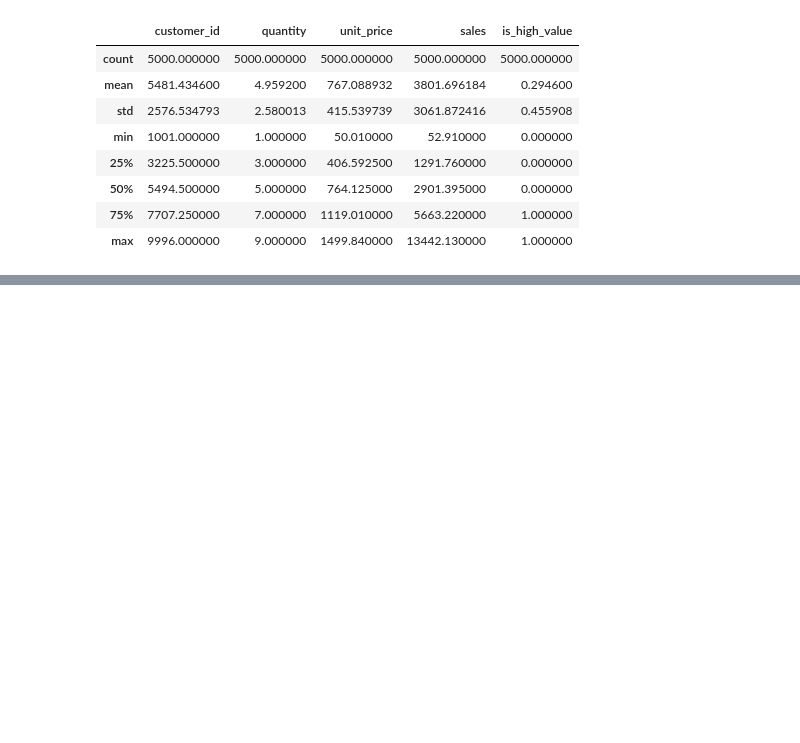
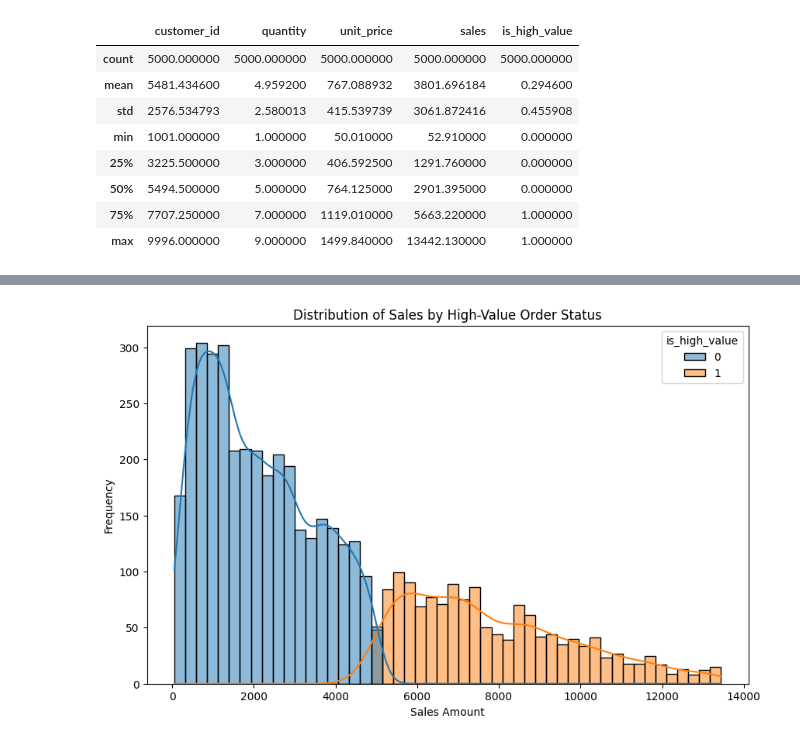
Before and after one commit to satyakala-teja/analytics-capstone-satyakala, a Jupyter notebook: notebooks/07_large_dataset_classification.ipynb, the cells around one changed output, grey strips where cells are left out. Saved outputs shown, nothing was run; the diff lists cells and outputs as text; code cells hidden in the pictures; blank space fills up the shorter version.

```diff
--- a/notebooks/07_large_dataset_classification.ipynb
+++ b/notebooks/07_large_dataset_classification.ipynb
@@ -84,0 +182,12 @@ df.describe()
+# %%
+import matplotlib.pyplot as plt
+import seaborn as sns
+
+plt.figure(figsize=(10, 6))
+sns.histplot(data=df, x='sales', hue='is_high_value', kde=True, bins=50)
+plt.title('Distribution of Sales by High-Value Order Status')
+plt.xlabel('Sales Amount')
+plt.ylabel('Frequency')
+plt.show()
+# %% [output]
+[figure, added]
```
Also changed, not shown: parts of 8 cells of this notebook.
